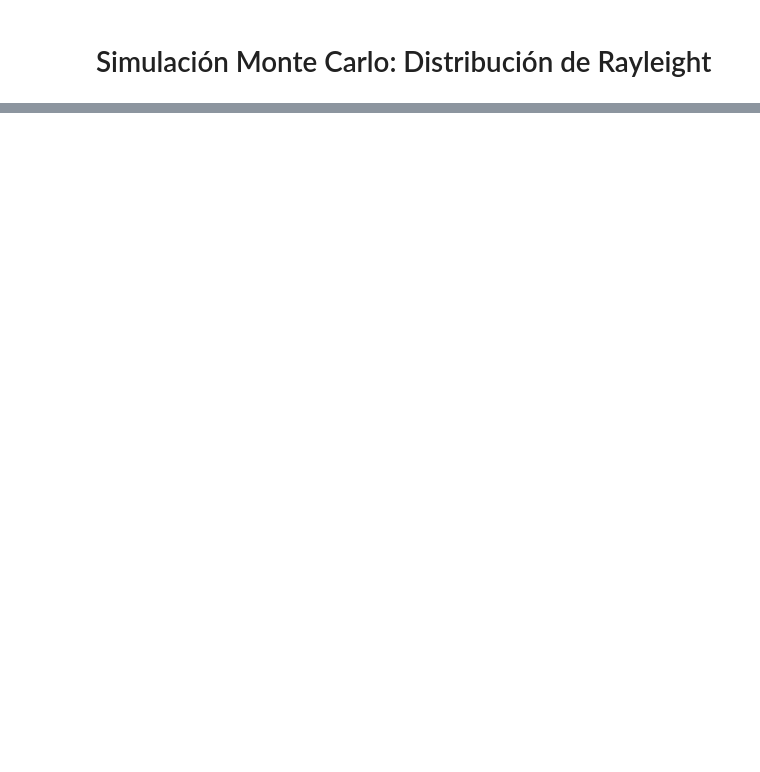
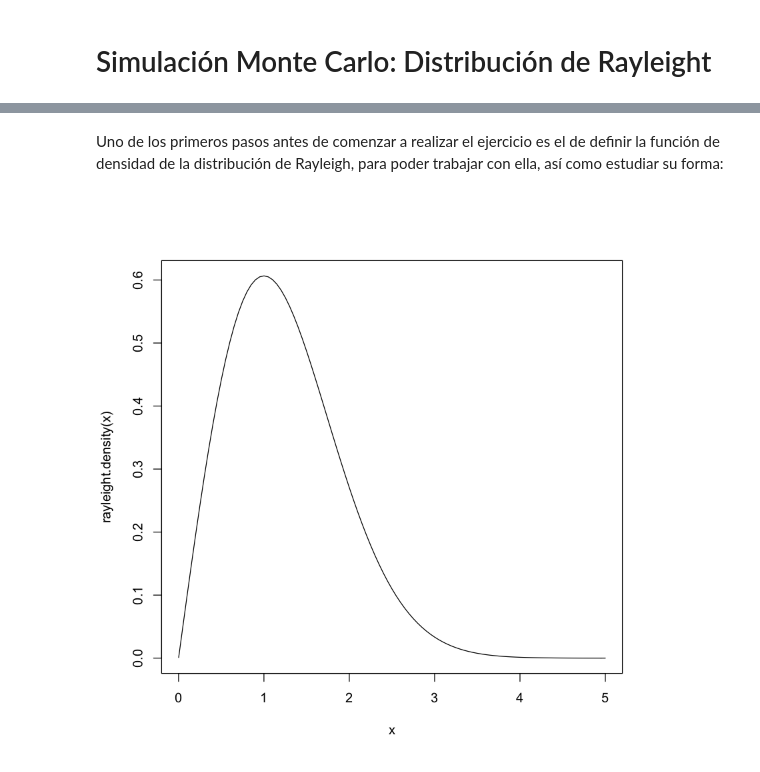
Before and after one commit to garciparedes/monte-carlo-simulation-rayleigh-distribution, a Jupyter notebook: monte-carlo-simulation-of-rayleigh-distribution.ipynb, the cells around one changed output, grey strips where cells are left out. Saved outputs shown, nothing was run; the diff lists cells and outputs as text; code cells hidden in the pictures; blank space fills up the shorter version.

Commit message:
Added problem statements and worked on rayleight distribution

```diff
--- a/monte-carlo-simulation-of-rayleigh-distribution.ipynb
+++ b/monte-carlo-simulation-of-rayleigh-distribution.ipynb
@@ -26,0 +25,10 @@ Realizar un experimento de simulación Montecarlo para tener una aproximación r
+# %% [markdown]
+Uno de los primeros pasos antes de comenzar a realizar el ejercicio es el de definir la función de densidad de la distribución de Rayleigh, para poder trabajar con ella, así como estudiar su forma:
+# %%
+rayleight.density <- function(x, sigma = 1) {
+    x / sigma ^ 2 * exp(- x ^ 2 / (2 * sigma ^ 2))
+}
+# %%
+curve(rayleight.density(x), from = 0.001, to = 5)
+# %% [output]
+[figure, added]
```
Also changed, not shown: parts of 38 cells of this notebook.
